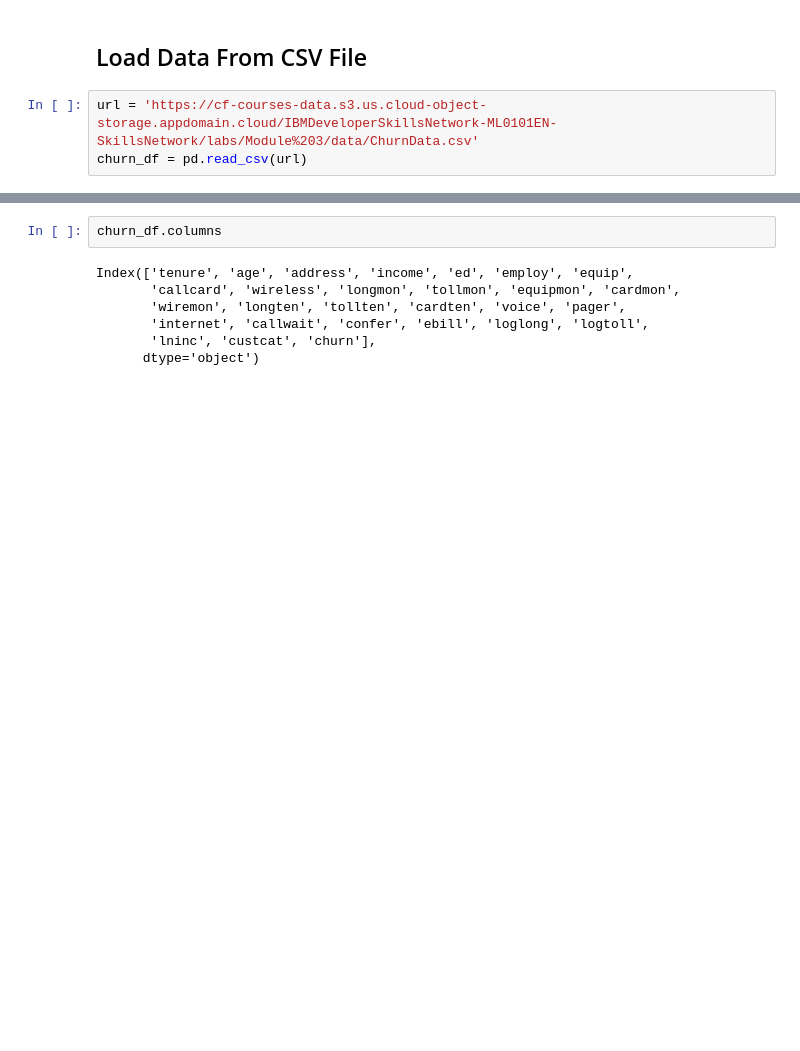
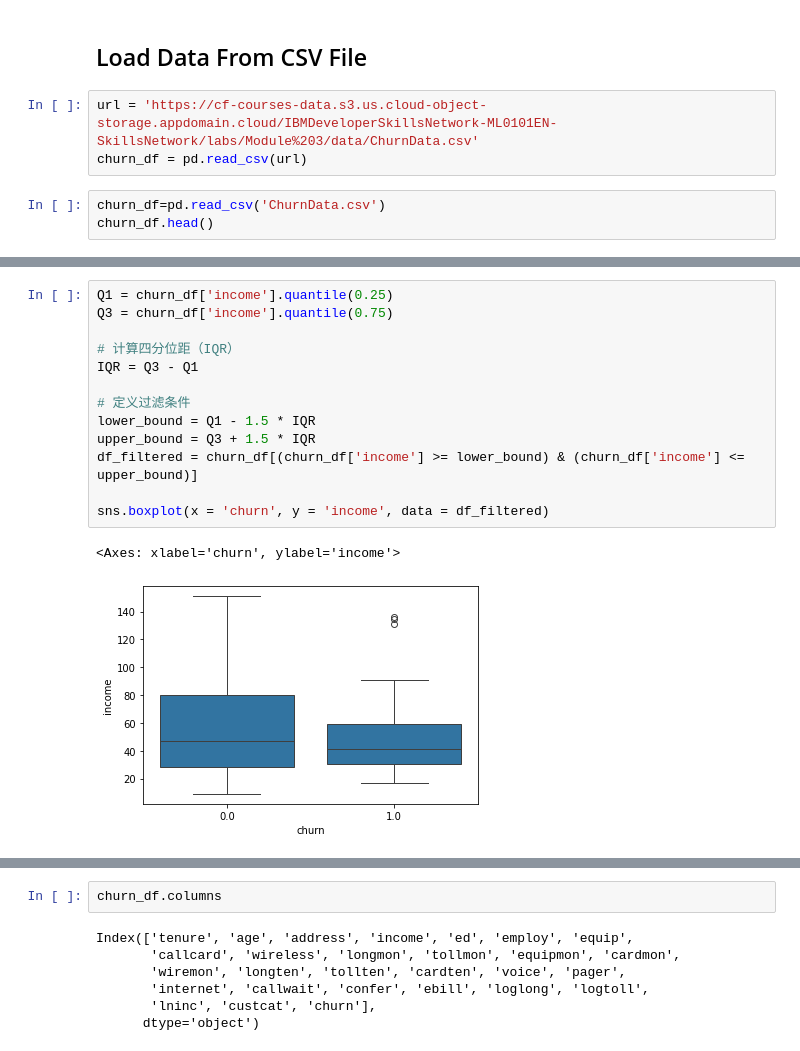
Before and after one commit to hsuanjenko/IBM-Machine-Learning-with-Python, a Jupyter notebook: Case5-Linear Classification(logistics)-Cust Chrun Rate Predictions/ML0101EN-Clas-Logistic-Reg-churn.ipynb, the cells around one changed output, grey strips where cells are left out. Drawn from its saved outputs; the diff is of its cells as text; blank space fills up the shorter version.

```diff
--- a/Case5-Linear Classification(logistics)-Cust Chrun Rate Predictions/ML0101EN-Clas-Logistic-Reg-churn.ipynb
+++ b/Case5-Linear Classification(logistics)-Cust Chrun Rate Predictions/ML0101EN-Clas-Logistic-Reg-churn.ipynb
@@ -127,3 +127,6 @@ __Did you know?__ When it comes to Machine Learning, you will likely be working
 # %%
 url = 'https://cf-courses-data.s3.us.cloud-object-storage.appdomain.cloud/IBMDeveloperSkillsNetwork-ML0101EN-SkillsNetwork/labs/Module%203/data/ChurnData.csv'
 churn_df = pd.read_csv(url)
+# %%
+churn_df=pd.read_csv('ChurnData.csv')
+churn_df.head()
@@ -129,0 +146,16 @@ churn_df = pd.read_csv(url)
+# %%
+Q1 = churn_df['income'].quantile(0.25)
+Q3 = churn_df['income'].quantile(0.75)
+
+# 计算四分位距（IQR）
+IQR = Q3 - Q1
+
+# 定义过滤条件
+lower_bound = Q1 - 1.5 * IQR
+upper_bound = Q3 + 1.5 * IQR
+df_filtered = churn_df[(churn_df['income'] >= lower_bound) & (churn_df['income'] <= upper_bound)]
+
+sns.boxplot(x = 'churn', y = 'income', data = df_filtered)
+# %% [output]
+<Axes: xlabel='churn', ylabel='income'>
+[figure, added]
```
Also changed, not shown: parts of 3 cells of this notebook, 2 other files.
